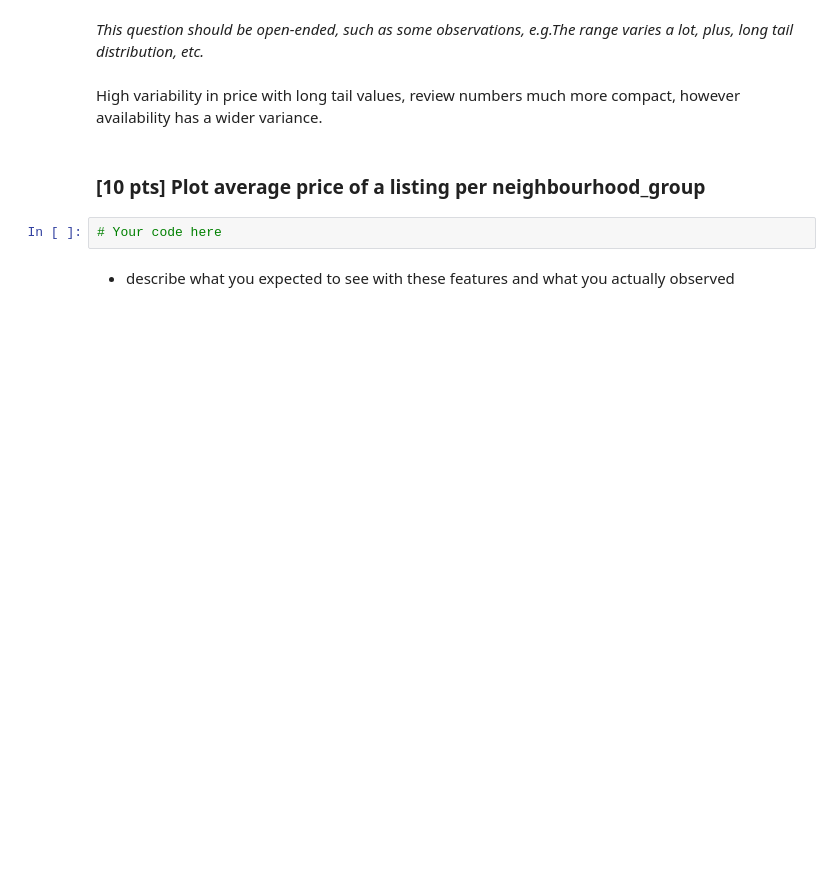
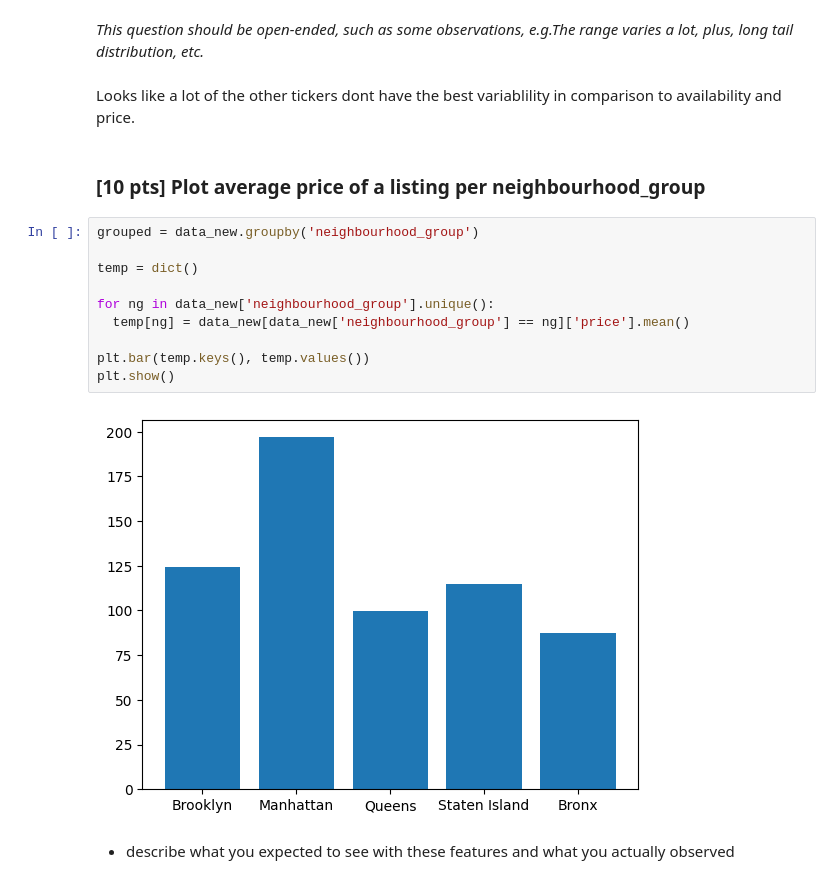
Before and after one commit to roshantaneja/ucla_cssi_2024, a Jupyter notebook: homework/homework_1/HW1_Part2.ipynb, the cells around one changed output. Drawn from its saved outputs; the diff is of its cells as text; blank space fills up the shorter version.

```diff
--- a/homework/homework_1/HW1_Part2.ipynb
+++ b/homework/homework_1/HW1_Part2.ipynb
@@ -581,12 +74,22 @@ Something about the names being non-numeric with thousands of possibilities, non
 - describe what you expected to see with these features and what you actually observed
 # %% [markdown]
 *This question should be open-ended, such as some observations, e.g.The range varies a lot, plus, long tail distribution, etc.*
-# %% [markdown]
-High variability in price with long tail values, review numbers much more compact, however availability has a wider variance.
+# %% [markdown]
+Looks like a lot of the other tickers dont have the best variablility in comparison to availability and price.
 # %% [markdown]
 ### [10 pts] Plot average price of a listing per neighbourhood_group
-# %%
-# Your code here
+# %%
+grouped = data_new.groupby('neighbourhood_group')
+
+temp = dict()
+
+for ng in data_new['neighbourhood_group'].unique():
+  temp[ng] = data_new[data_new['neighbourhood_group'] == ng]['price'].mean()
+
+plt.bar(temp.keys(), temp.values())
+plt.show()
+# %% [output]
+[figure, added]
 # %% [markdown]
 - describe what you expected to see with these features and what you actually observed
 # %% [markdown]
```
Also changed, not shown: parts of 98 cells of this notebook, 13 other files.
